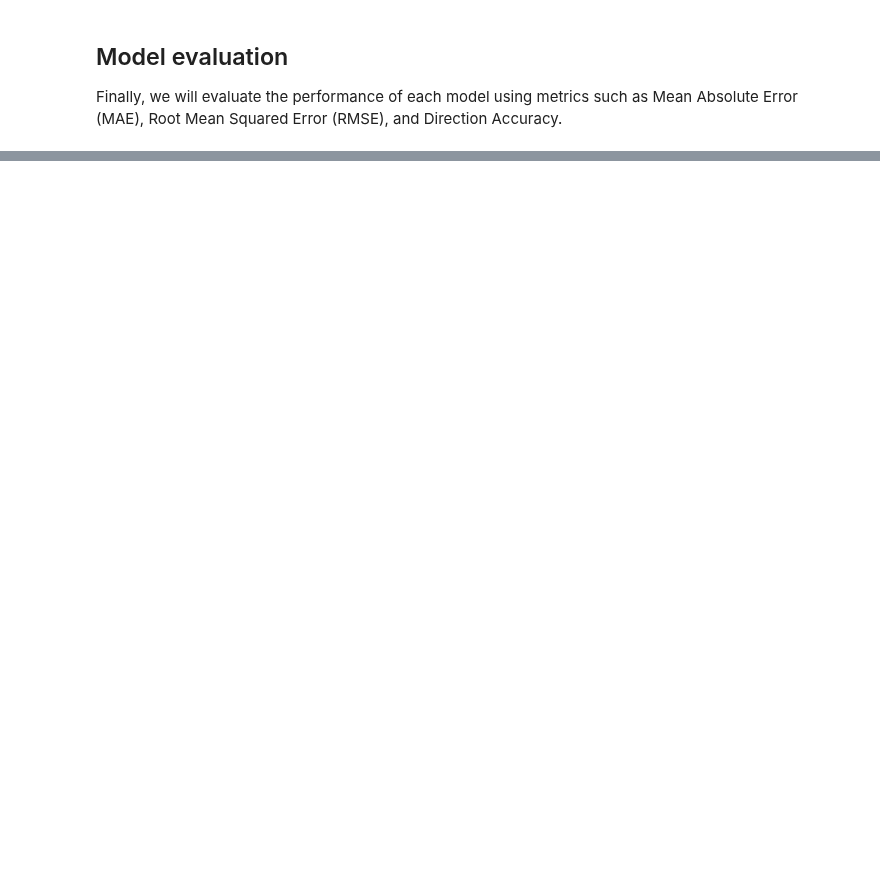
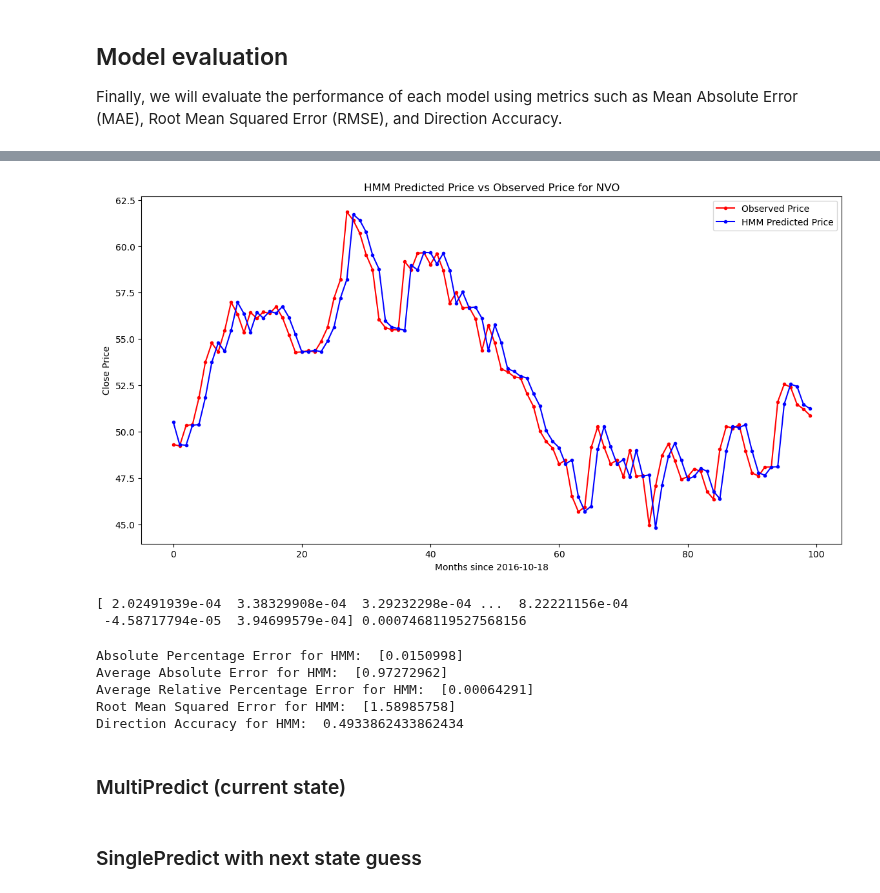
Before and after one commit to anderswol/AppStat2, a Jupyter notebook: Sagar/Stock_Price_Prediction_Models_Comparison.ipynb, the cells around one changed output, grey strips where cells are left out. Saved outputs shown, nothing was run; the diff lists cells and outputs as text; code cells hidden in the pictures; blank space fills up the shorter version.

```diff
--- a/Sagar/Stock_Price_Prediction_Models_Comparison.ipynb
+++ b/Sagar/Stock_Price_Prediction_Models_Comparison.ipynb
@@ -107,0 +147,3 @@ Direction Accuracy for HMM:  0.6097560975609756
+# %%
+df_nvo['Return'] = df_nvo['Close'].pct_change()
+df_nvo =df_nvo.dropna()
@@ -107,0 +256,2 @@ Direction Accuracy for HMM:  0.6097560975609756
+# %%
+NVO_predictions, real, predReturns = HMM_predict(df_nvo, train_size=1000, window_size=500, Ncomp=15)
@@ -107,0 +276,40 @@ Direction Accuracy for HMM:  0.6097560975609756
+# %%
+fig, ax = plt.subplots(figsize=(14, 7))
+
+# Plot actual prices for the corresponding period
+ax.plot(real[-100:], marker='.', label='Observed Price', color='red')
+ax.plot(NVO_predictions[-100:], marker='.', label='HMM Predicted Price', color='blue')
+ax.set_ylabel("Close Price")
+ax.set_xlabel(f"Months since {df_nvo['Date'].iloc[199]}")
+ax.legend();
+ax.set_title(f"HMM Predicted Price vs Observed Price for NVO");
+# %% [output]
+[figure, added]
+# %%
+print(np.array(predReturns), np.std(predReturns))
+# %% [output]
+[ 2.02491939e-04  3.38329908e-04  3.29232298e-04 ...  8.22221156e-04
+ -4.58717794e-05  3.94699579e-04] 0.0007468119527568156
+# %%
+# Convert lists to numpy arrays
+close = np.array(real)
+hmm_price = np.array(NVO_predictions)
+
+ape_hmm = ape(close, hmm_price)
+aae_hmm = aae(close, hmm_price)
+arpe_hmm = arpe(close, hmm_price)
+rmse_hmm = rmse(close, hmm_price)
+direction_accuracy_hmm = direction_accuracy(close, hmm_price)
+print("Absolute Percentage Error for HMM: ", ape_hmm)
+print("Average Absolute Error for HMM: ", aae_hmm)
+print("Average Relative Percentage Error for HMM: ", arpe_hmm)
+print("Root Mean Squared Error for HMM: ", rmse_hmm)
+print("Direction Accuracy for HMM: ", direction_accuracy_hmm)
+# %% [output]
+Absolute Percentage Error for HMM:  [0.0150998]
+Average Absolute Error for HMM:  [0.97272962]
+Average Relative Percentage Error for HMM:  [0.00064291]
+Root Mean Squared Error for HMM:  [1.58985758]
+Direction Accuracy for HMM:  0.4933862433862434
+# %% [markdown]
+### MultiPredict (current state)
@@ -107,0 +370,2 @@ Direction Accuracy for HMM:  0.6097560975609756
+# %% [markdown]
+### SinglePredict with next state guess
```
Also changed, not shown: parts of 21 cells of this notebook, 2 other files.
